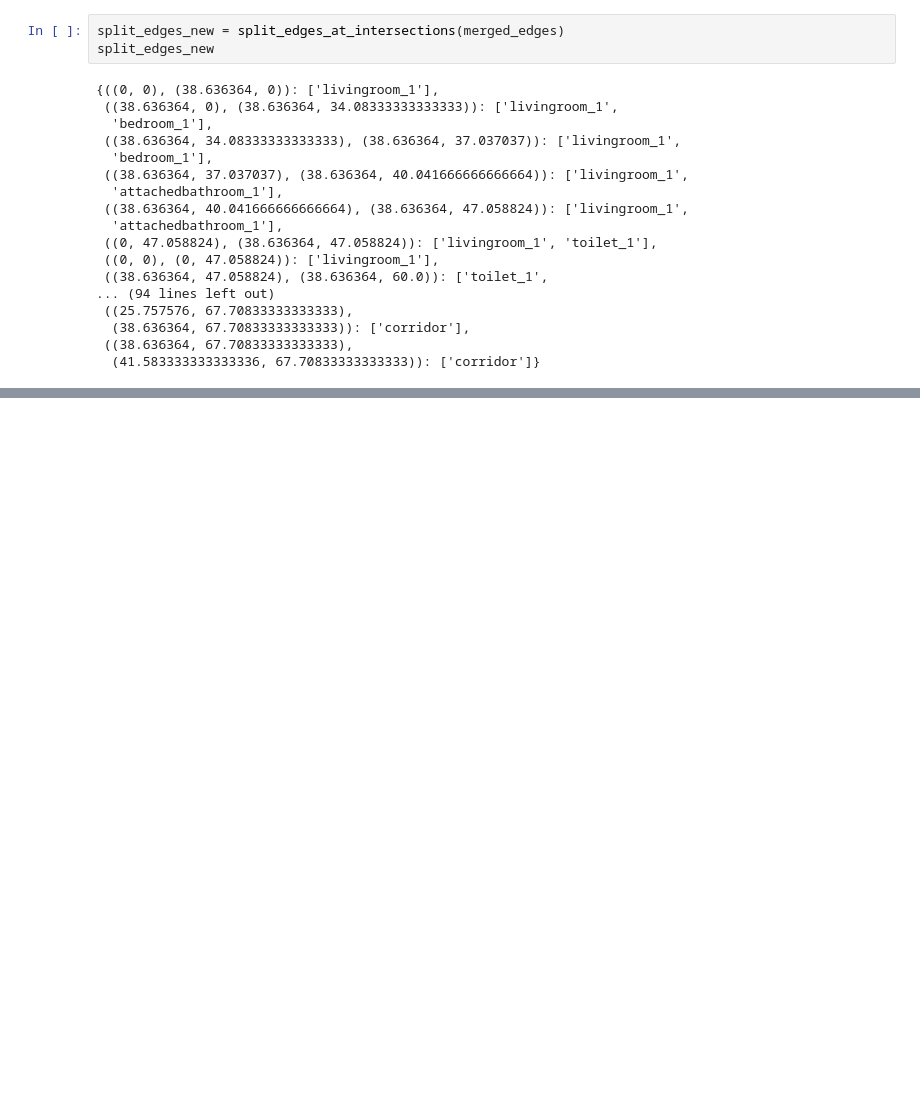
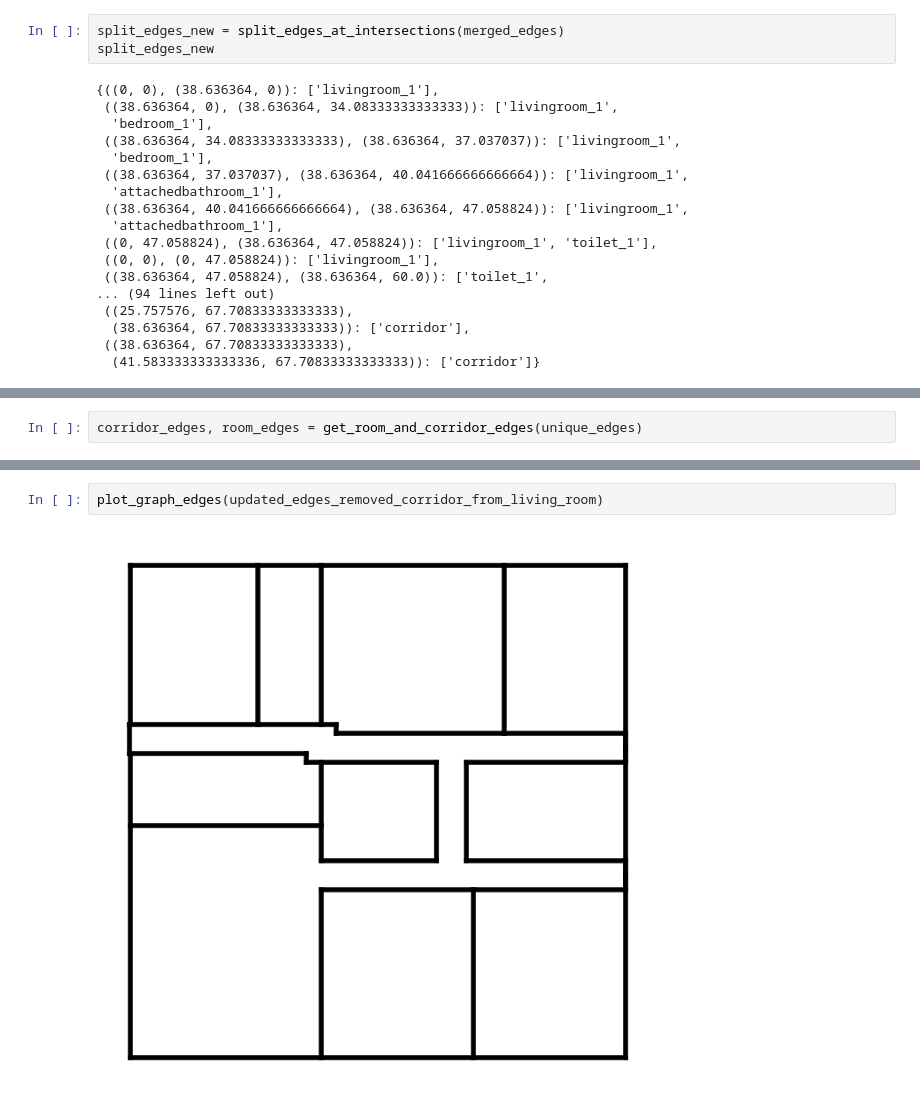
Before and after one commit to Haseeb98-Git/VoiceArchi-FYP, a Jupyter notebook: src/dummy-csp.ipynb, the cells around one changed output, grey strips where cells are left out. Saved outputs shown, nothing was run; the diff lists cells and outputs as text; blank space fills up the shorter version.

```diff
--- a/src/dummy-csp.ipynb
+++ b/src/dummy-csp.ipynb
@@ -1580,0 +1173,2 @@ room_edges
+# %%
+corridor_edges, room_edges = get_room_and_corridor_edges(unique_edges)
@@ -1580,0 +1282,4 @@ room_edges
+# %%
+plot_graph_edges(updated_edges_removed_corridor_from_living_room)
+# %% [output]
+[figure, added]
```
Also changed, not shown: parts of 60 cells of this notebook, 2 other files.
